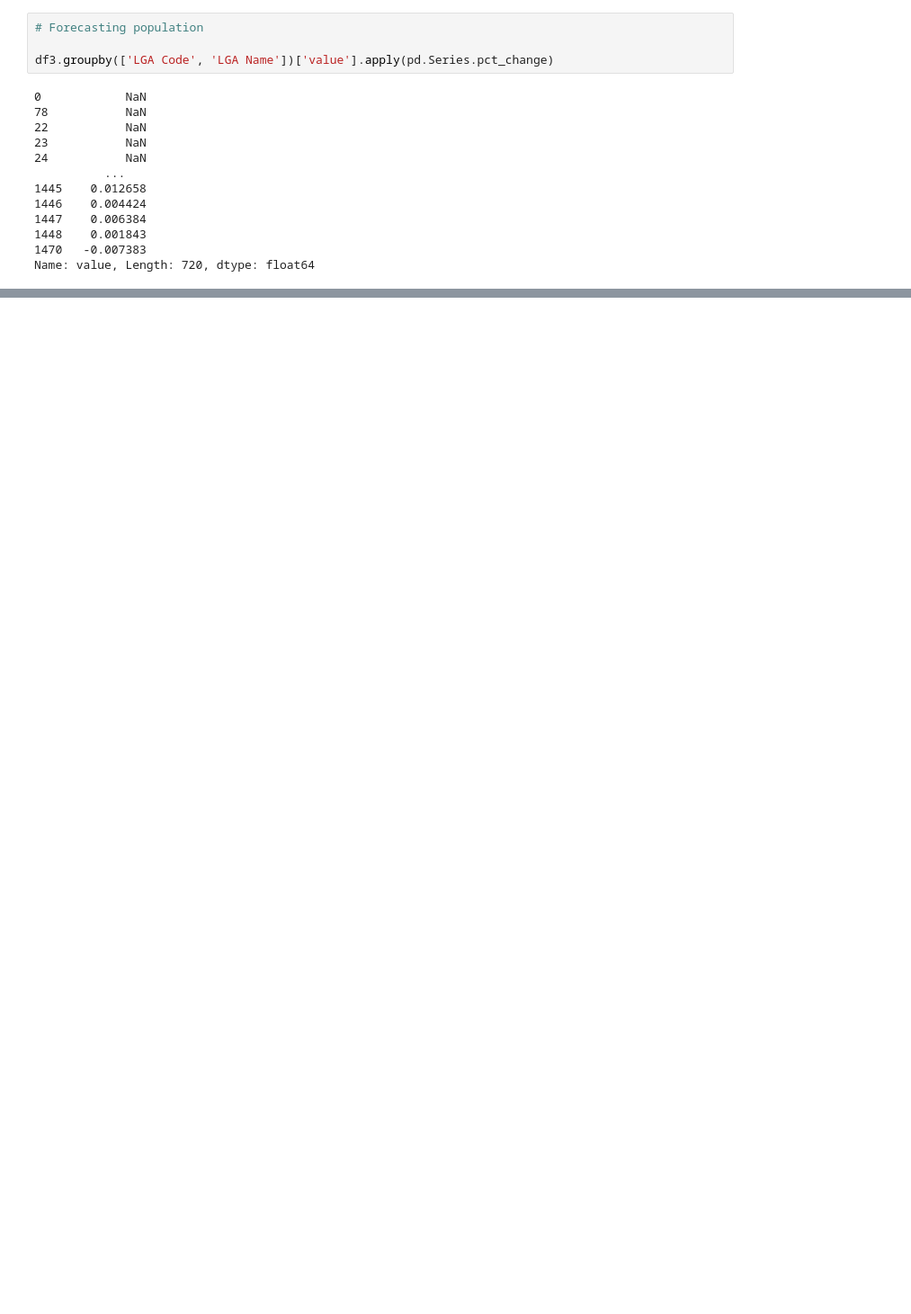
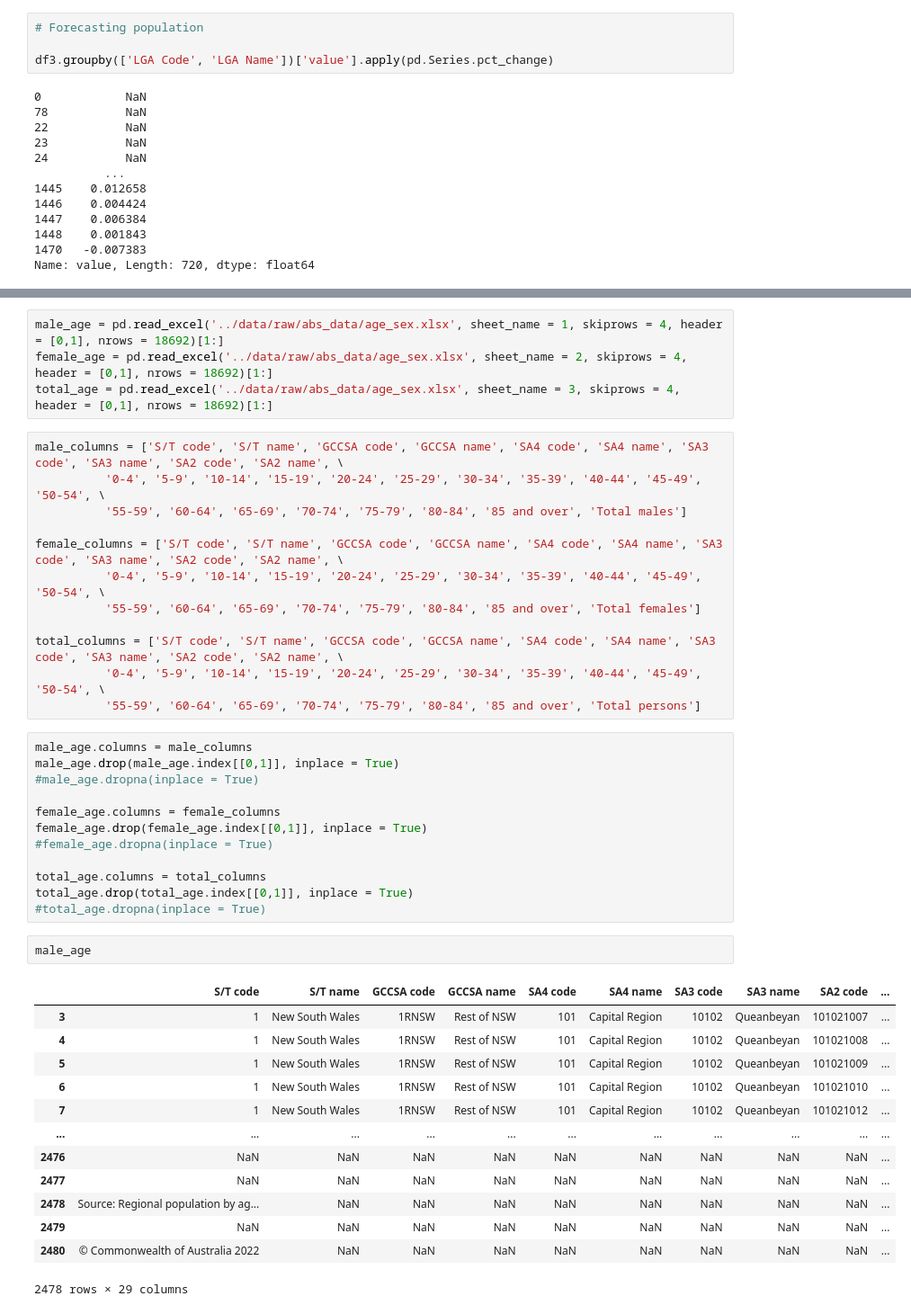
Before and after one commit to MAST30034-Applied-Data-Science/generic-real-estate-consulting-project-group-59, a Jupyter notebook: scripts/ABS_data.ipynb, the cells around one changed output, grey strips where cells are left out. Shown at 90% size. Cells and saved outputs as stored; diff of their text form; blank space fills up the shorter version.

```diff
--- a/scripts/ABS_data.ipynb
+++ b/scripts/ABS_data.ipynb
@@ -85,0 +121,44 @@ Name: value, Length: 720, dtype: float64
+# %%
+male_age = pd.read_excel('../data/raw/abs_data/age_sex.xlsx', sheet_name = 1, skiprows = 4, header = [0,1], nrows = 18692)[1:]
+female_age = pd.read_excel('../data/raw/abs_data/age_sex.xlsx', sheet_name = 2, skiprows = 4, header = [0,1], nrows = 18692)[1:]
+total_age = pd.read_excel('../data/raw/abs_data/age_sex.xlsx', sheet_name = 3, skiprows = 4, header = [0,1], nrows = 18692)[1:]
+# %%
+male_columns = ['S/T code', 'S/T name', 'GCCSA code', 'GCCSA name', 'SA4 code', 'SA4 name', 'SA3 code', 'SA3 name', 'SA2 code', 'SA2 name', \
+          '0-4', '5-9', '10-14', '15-19', '20-24', '25-29', '30-34', '35-39', '40-44', '45-49', '50-54', \
+          '55-59', '60-64', '65-69', '70-74', '75-79', '80-84', '85 and over', 'Total males']
+
+female_columns = ['S/T code', 'S/T name', 'GCCSA code', 'GCCSA name', 'SA4 code', 'SA4 name', 'SA3 code', 'SA3 name', 'SA2 code', 'SA2 name', \
+          '0-4', '5-9', '10-14', '15-19', '20-24', '25-29', '30-34', '35-39', '40-44', '45-49', '50-54', \
+          '55-59', '60-64', '65-69', '70-74', '75-79', '80-84', '85 and over', 'Total females']
+
+total_columns = ['S/T code', 'S/T name', 'GCCSA code', 'GCCSA name', 'SA4 code', 'SA4 name', 'SA3 code', 'SA3 name', 'SA2 code', 'SA2 name', \
+          '0-4', '5-9', '10-14', '15-19', '20-24', '25-29', '30-34', '35-39', '40-44', '45-49', '50-54', \
+          '55-59', '60-64', '65-69', '70-74', '75-79', '80-84', '85 and over', 'Total persons']
+# %%
+male_age.columns = male_columns
+male_age.drop(male_age.index[[0,1]], inplace = True)
+#male_age.dropna(inplace = True)
+
+female_age.columns = female_columns
+female_age.drop(female_age.index[[0,1]], inplace = True)
+#female_age.dropna(inplace = True)
+
+total_age.columns = total_columns
+total_age.drop(total_age.index[[0,1]], inplace = True)
+#total_age.dropna(inplace = True)
+# %%
+male_age
+# %% [output]
+|  | S/T code | S/T name | GCCSA code | GCCSA name | SA4 code | SA4 name | SA3 code | SA3 name | SA2 code | ... |
+| 3 | 1 | New South Wales | 1RNSW | Rest of NSW | 101 | Capital Region | 10102 | Queanbeyan | 101021007 | ... |
+| 4 | 1 | New South Wales | 1RNSW | Rest of NSW | 101 | Capital Region | 10102 | Queanbeyan | 101021008 | ... |
+| 5 | 1 | New South Wales | 1RNSW | Rest of NSW | 101 | Capital Region | 10102 | Queanbeyan | 101021009 | ... |
+| 6 | 1 | New South Wales | 1RNSW | Rest of NSW | 101 | Capital Region | 10102 | Queanbeyan | 101021010 | ... |
+| 7 | 1 | New South Wales | 1RNSW | Rest of NSW | 101 | Capital Region | 10102 | Queanbeyan | 101021012 | ... |
+| ... | ... | ... | ... | ... | ... | ... | ... | ... | ... | ... |
+| 2476 | NaN | NaN | NaN | NaN | NaN | NaN | NaN | NaN | NaN | ... |
+| 2477 | NaN | NaN | NaN | NaN | NaN | NaN | NaN | NaN | NaN | ... |
+| 2478 | Source: Regional population by ag... | NaN | NaN | NaN | NaN | NaN | NaN | NaN | NaN | ... |
+| 2479 | NaN | NaN | NaN | NaN | NaN | NaN | NaN | NaN | NaN | ... |
+| 2480 | © Commonwealth of Australia 2022 | NaN | NaN | NaN | NaN | NaN | NaN | NaN | NaN | ... |
+2478 rows × 29 columns
```
Also changed, not shown: parts of 7 cells of this notebook.
